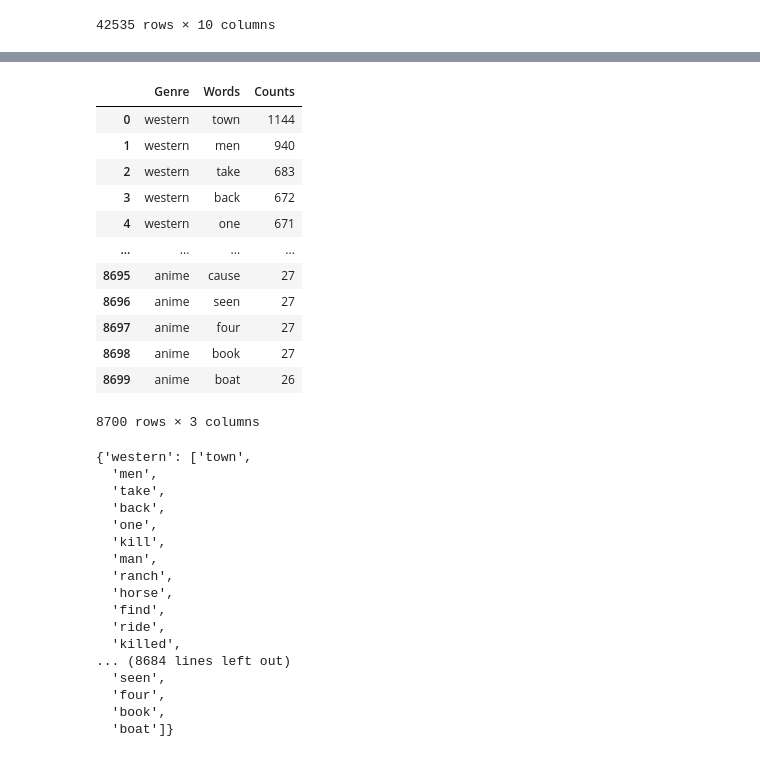
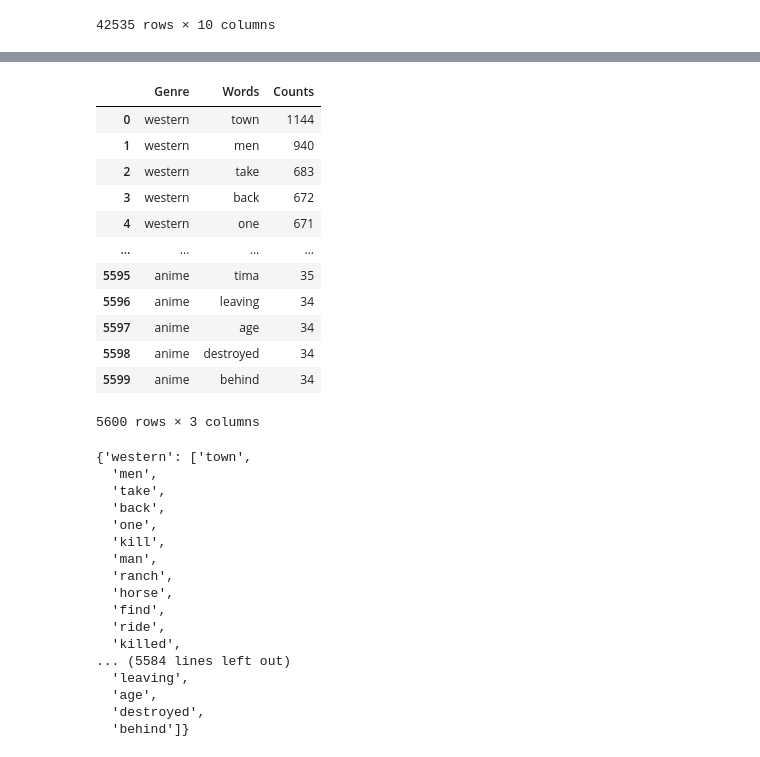
Before and after one commit to erickeagle/Wikipedia-Movies-Data-EDA-NLP-Redcommendation-System-, a Jupyter notebook: Model-Building.ipynb, the cells around one changed output, grey strips where cells are left out. Drawn from its saved outputs; the diff is of its cells as text; code cells hidden in the pictures.

```diff
--- a/Model-Building.ipynb
+++ b/Model-Building.ipynb
@@ -65,22 +65,22 @@ See the caveats in the documentation: https://pandas.pydata.org/pandas-docs/stab
 | 9823 | Norman T. Kingsley is a filmmaker... | norman kingsley filmmaker known “... | drama | 1284 |
 | 11953 | In Dallas, Walter Lloyd (Hackman)... | dallas walter lloyd hackman run l... | thriller | 1217 |
 # %%
-data=pd.read_csv("most_frequent_words_300.csv")
+data=pd.read_csv("most_frequent_words_200.csv")
 data
 # %% [output]
 |  | Genre | Words | Counts |
 | 0 | western | town | 1144 |
 | 1 | western | men | 940 |
 | 2 | western | take | 683 |
 | 3 | western | back | 672 |
 | 4 | western | one | 671 |
 | ... | ... | ... | ... |
-| 8695 | anime | cause | 27 |
-| 8696 | anime | seen | 27 |
-| 8697 | anime | four | 27 |
-| 8698 | anime | book | 27 |
-| 8699 | anime | boat | 26 |
+| 5595 | anime | tima | 35 |
+| 5596 | anime | leaving | 34 |
+| 5597 | anime | age | 34 |
+| 5598 | anime | destroyed | 34 |
+| 5599 | anime | behind | 34 |
-8700 rows × 3 columns
+5600 rows × 3 columns
 # %%
 dict_words={i:(data[data['Genre']==i]['Words']).to_list() for i in data['Genre'].unique()}
 dict_words
@@ -97,11 +97,11 @@ dict_words
   'find',
   'ride',
   'killed',
-... (8684 lines left out)
-  'seen',
-  'four',
-  'book',
-  'boat']}
+... (5584 lines left out)
+  'leaving',
+  'age',
+  'destroyed',
+  'behind']}
 # %%
 def reduce_words(x):
     return ' '.join([i for i in x['Plot_cleanned'].split() if i in  dict_words[x['Genre_updated']]])
```
Also changed, not shown: parts of 21 cells of this notebook, 1 other file.
